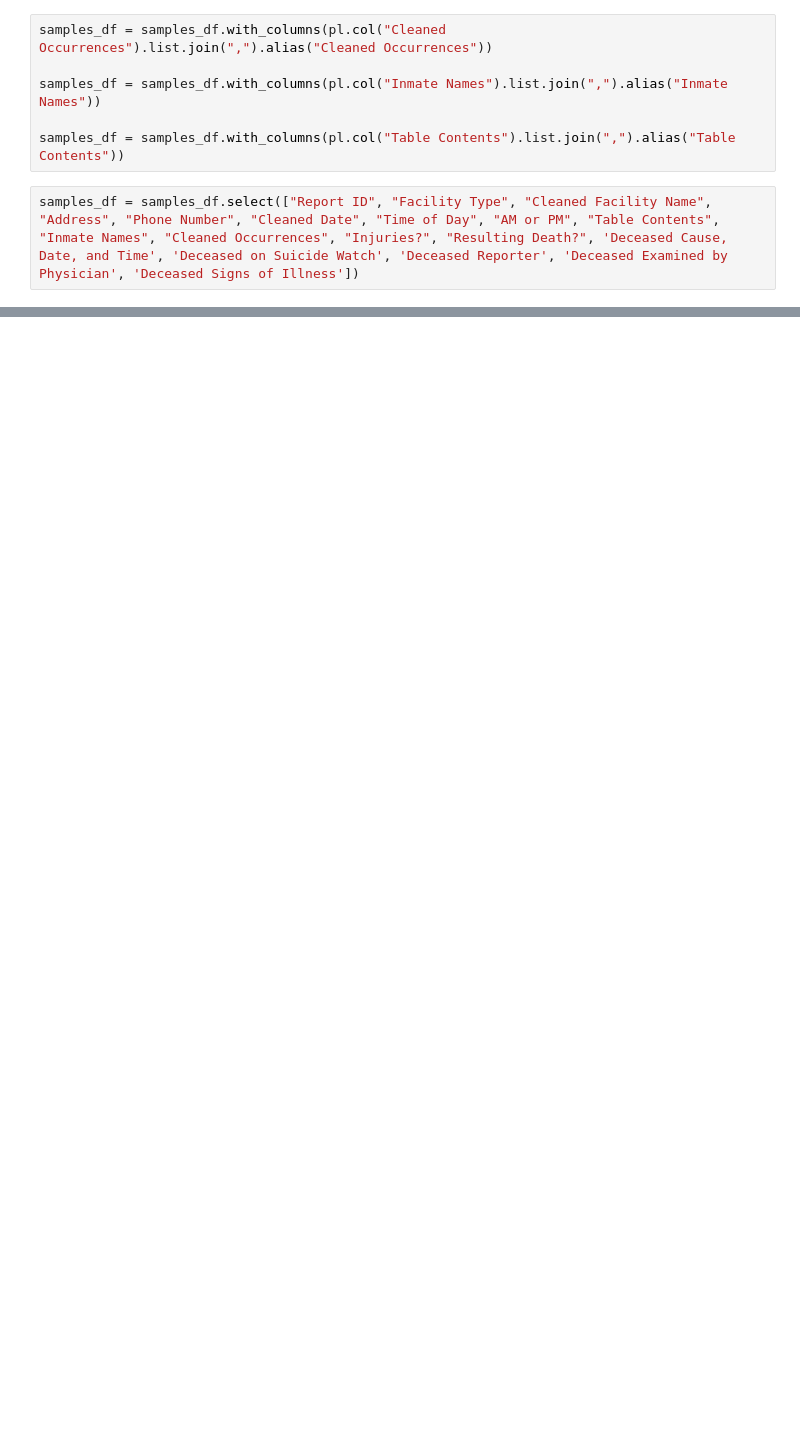
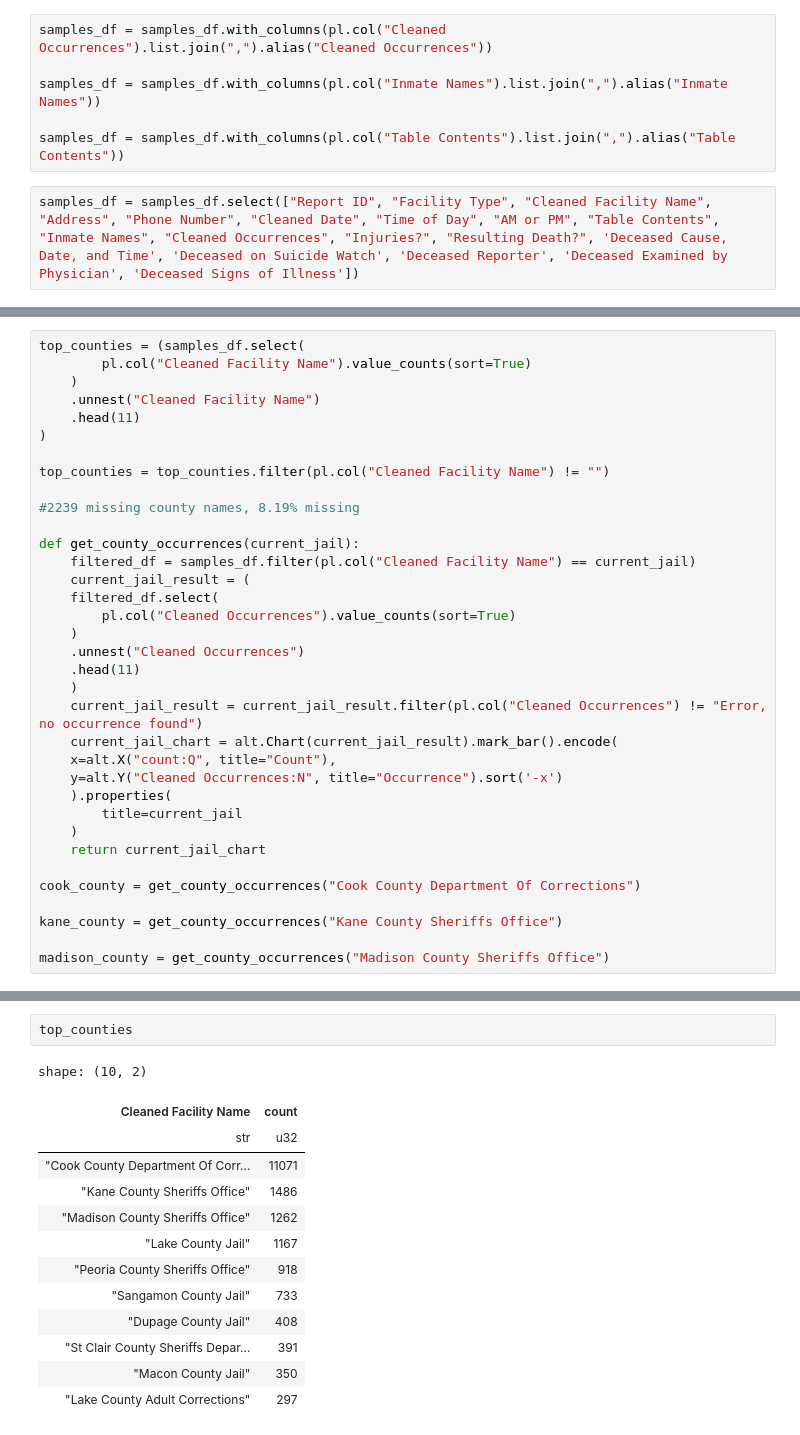
Before and after one commit to mansueto-institute/jail-events, a Jupyter notebook: src/jail-events/notebooks/ganon_cleaning.ipynb, the cells around one changed output, grey strips where cells are left out. Cells and saved outputs as stored; diff of their text form; blank space fills up the shorter version.

Commit message:
Current stuff for 7/15 presentation

```diff
--- a/src/jail-events/notebooks/ganon_cleaning.ipynb
+++ b/src/jail-events/notebooks/ganon_cleaning.ipynb
@@ -208,0 +387,35 @@ shape: (394, 18)
+# %%
+top_counties = (samples_df.select(
+        pl.col("Cleaned Facility Name").value_counts(sort=True)
+    )
+    .unnest("Cleaned Facility Name")
+    .head(11)
+)
+
+top_counties = top_counties.filter(pl.col("Cleaned Facility Name") != "")
+
+#2239 missing county names, 8.19% missing
+
+def get_county_occurrences(current_jail):
+    filtered_df = samples_df.filter(pl.col("Cleaned Facility Name") == current_jail)
+    current_jail_result = (
+    filtered_df.select(
+        pl.col("Cleaned Occurrences").value_counts(sort=True)
+    )
+    .unnest("Cleaned Occurrences")
+    .head(11)
+    )
+    current_jail_result = current_jail_result.filter(pl.col("Cleaned Occurrences") != "Error, no occurrence found")
+    current_jail_chart = alt.Chart(current_jail_result).mark_bar().encode(
+    x=alt.X("count:Q", title="Count"),
+    y=alt.Y("Cleaned Occurrences:N", title="Occurrence").sort('-x')
+    ).properties(
+        title=current_jail
+    )
+    return current_jail_chart
+
+cook_county = get_county_occurrences("Cook County Department Of Corrections")
+
+kane_county = get_county_occurrences("Kane County Sheriffs Office")
+
+madison_county = get_county_occurrences("Madison County Sheriffs Office")
@@ -209 +426,17 @@ shape: (394, 18)
+# %%
+top_counties
+# %% [output]
+shape: (10, 2)
+| Cleaned Facility Name | count |
+| str | u32 |
+| "Cook County Department Of Corr… | 11071 |
+| "Kane County Sheriffs Office" | 1486 |
+| "Madison County Sheriffs Office" | 1262 |
+| "Lake County Jail" | 1167 |
+| "Peoria County Sheriffs Office" | 918 |
+| "Sangamon County Jail" | 733 |
+| "Dupage County Jail" | 408 |
+| "St Clair County Sheriffs Depar… | 391 |
+| "Macon County Jail" | 350 |
+| "Lake County Adult Corrections" | 297 |
 # %%
```
Also changed, not shown: parts of 24 cells of this notebook.
